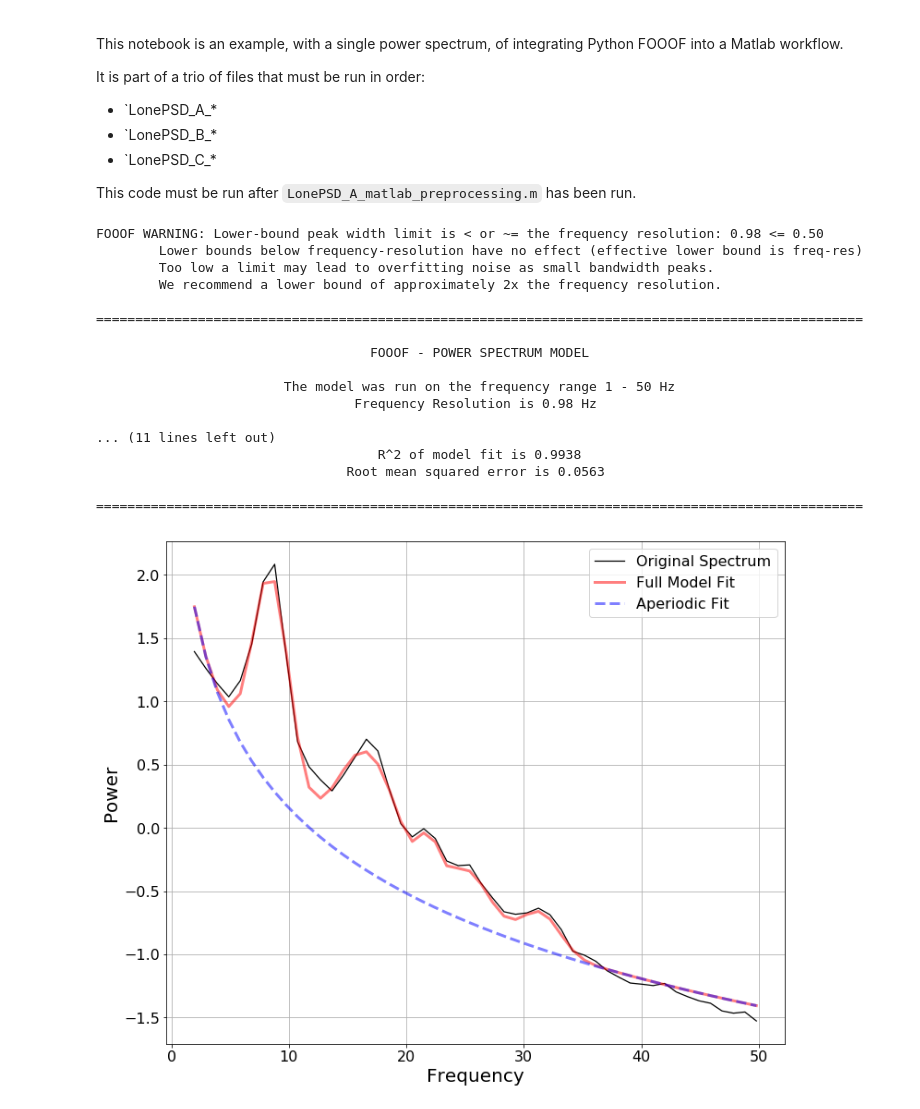
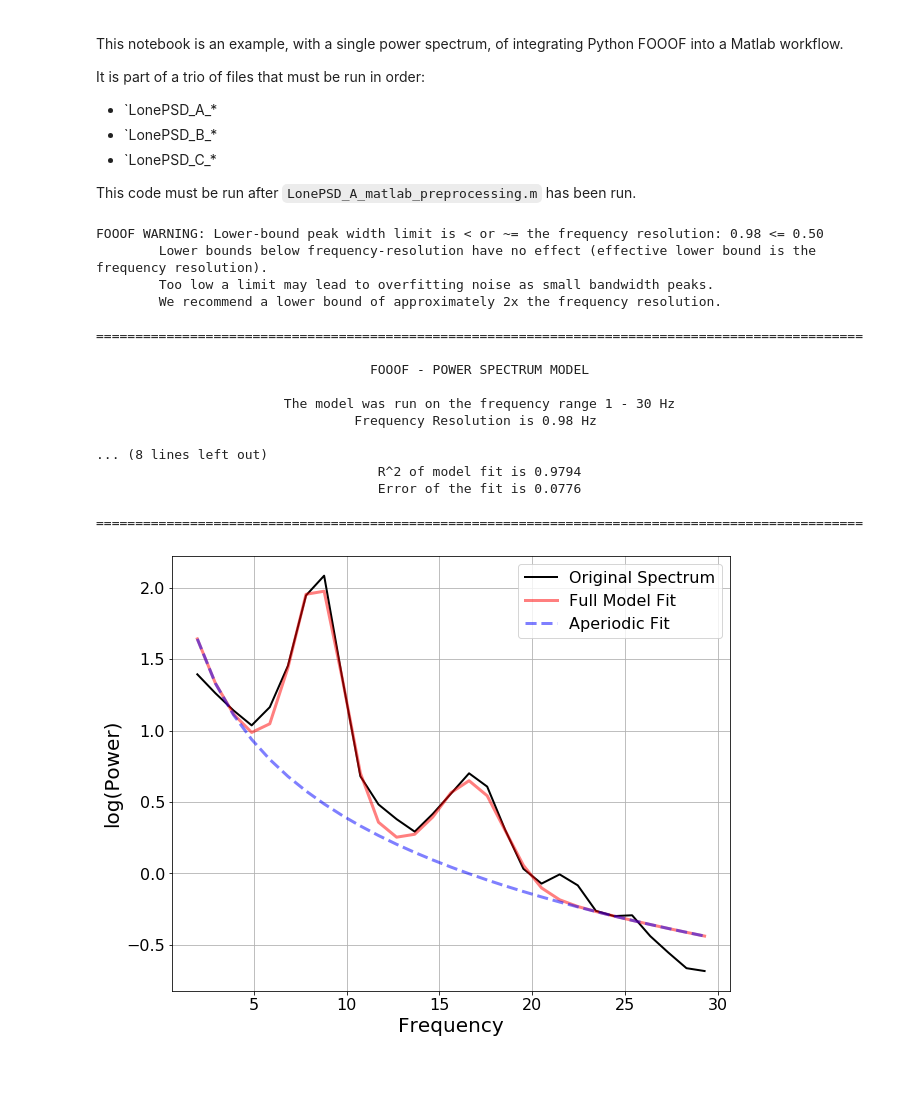
Before and after one commit to fooof-tools/mat_py_mat, a Jupyter notebook: LonePSD_B_python_fooofing.ipynb, the cells around one changed output. Saved outputs shown, nothing was run; the diff lists cells and outputs as text; code cells hidden in the pictures; blank space fills up the shorter version.

```diff
--- a/LonePSD_B_python_fooofing.ipynb
+++ b/LonePSD_B_python_fooofing.ipynb
@@ -18,36 +18,36 @@ from scipy.io import loadmat, savemat
 from fooof import FOOOF
 # %%
 # Load the mat file
-dat = loadmat('power_spectrum.mat')
+data = loadmat('power_spectrum.mat')
 
-# Unpack data from dictioanry, and squeeze into numpy arrays
-freqs = np.squeeze(dat['freqs'])
-psd = np.squeeze(dat['psd'])
+# Unpack data from dictioanry, and squeeze numpy arrays
+freqs = np.squeeze(data['freqs'])
+psd = np.squeeze(data['psd'])
 # %%
 # Initialize FOOOF object
 fm = FOOOF()
 # %%
 # Fit the FOOOF model, and report
-fm.report(freqs, psd, [1, 50])
+fm.report(freqs, psd, [1, 30])
 # %% [output]
 FOOOF WARNING: Lower-bound peak width limit is < or ~= the frequency resolution: 0.98 <= 0.50
-        Lower bounds below frequency-resolution have no effect (effective lower bound is freq-res)
+        Lower bounds below frequency-resolution have no effect (effective lower bound is the frequency resolution).
         Too low a limit may lead to overfitting noise as small bandwidth peaks.
         We recommend a lower bound of approximately 2x the frequency resolution.
 
 ==================================================================================================
 
                                    FOOOF - POWER SPECTRUM MODEL
 
-                        The model was run on the frequency range 1 - 50 Hz
+                        The model was run on the frequency range 1 - 30 Hz
                                  Frequency Resolution is 0.98 Hz
 
-... (11 lines left out)
-                                    R^2 of model fit is 0.9938
-                                Root mean squared error is 0.0563
+... (8 lines left out)
+                                    R^2 of model fit is 0.9794
+                                    Error of the fit is 0.0776
 
 ==================================================================================================
-[figure, old version]
+[figure, new version]
 # %%
 # Extract FOOOF results from object
 fooof_results = fm.get_results()
```
Also changed, not shown: parts of 1 cell of this notebook, 8 other files.
